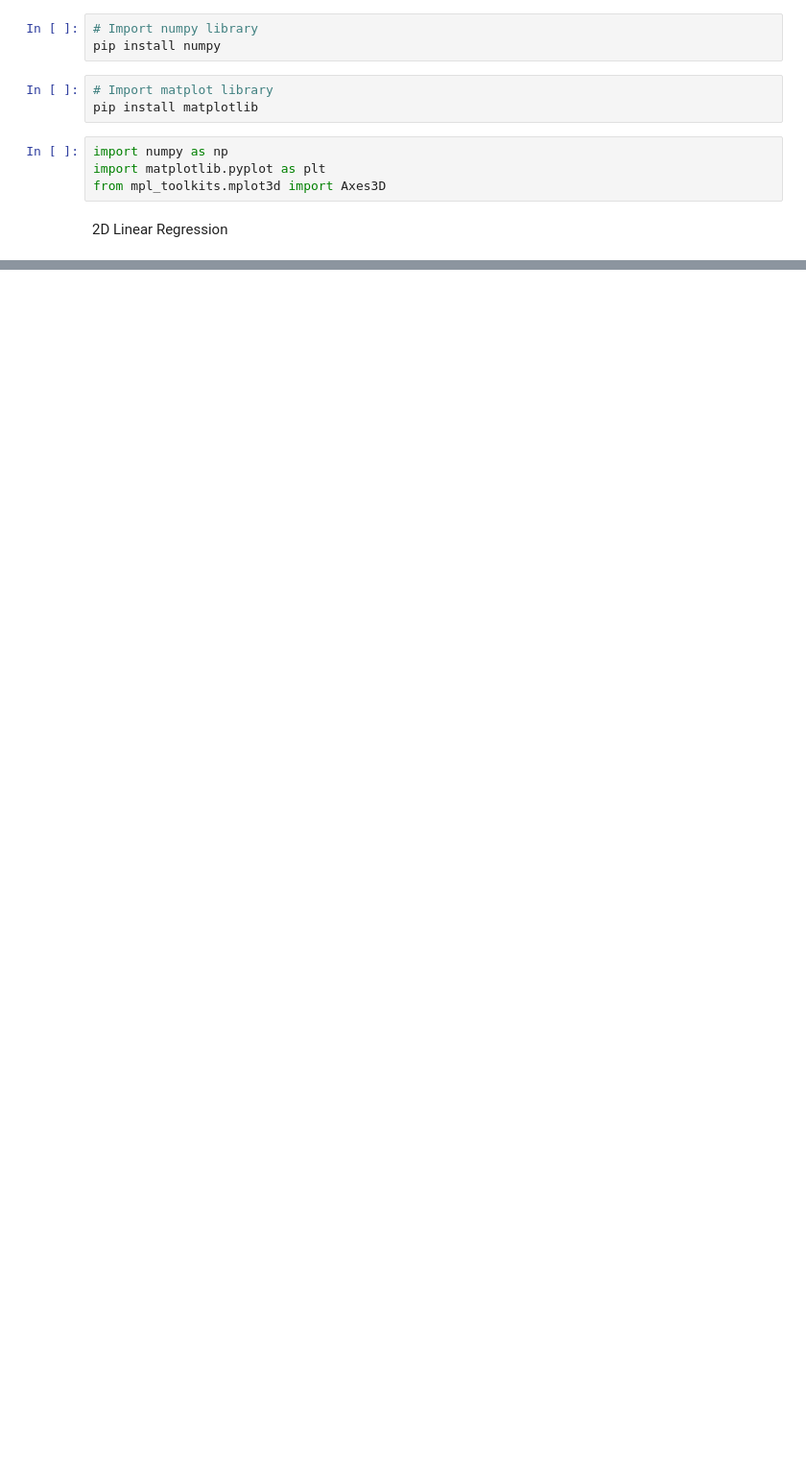
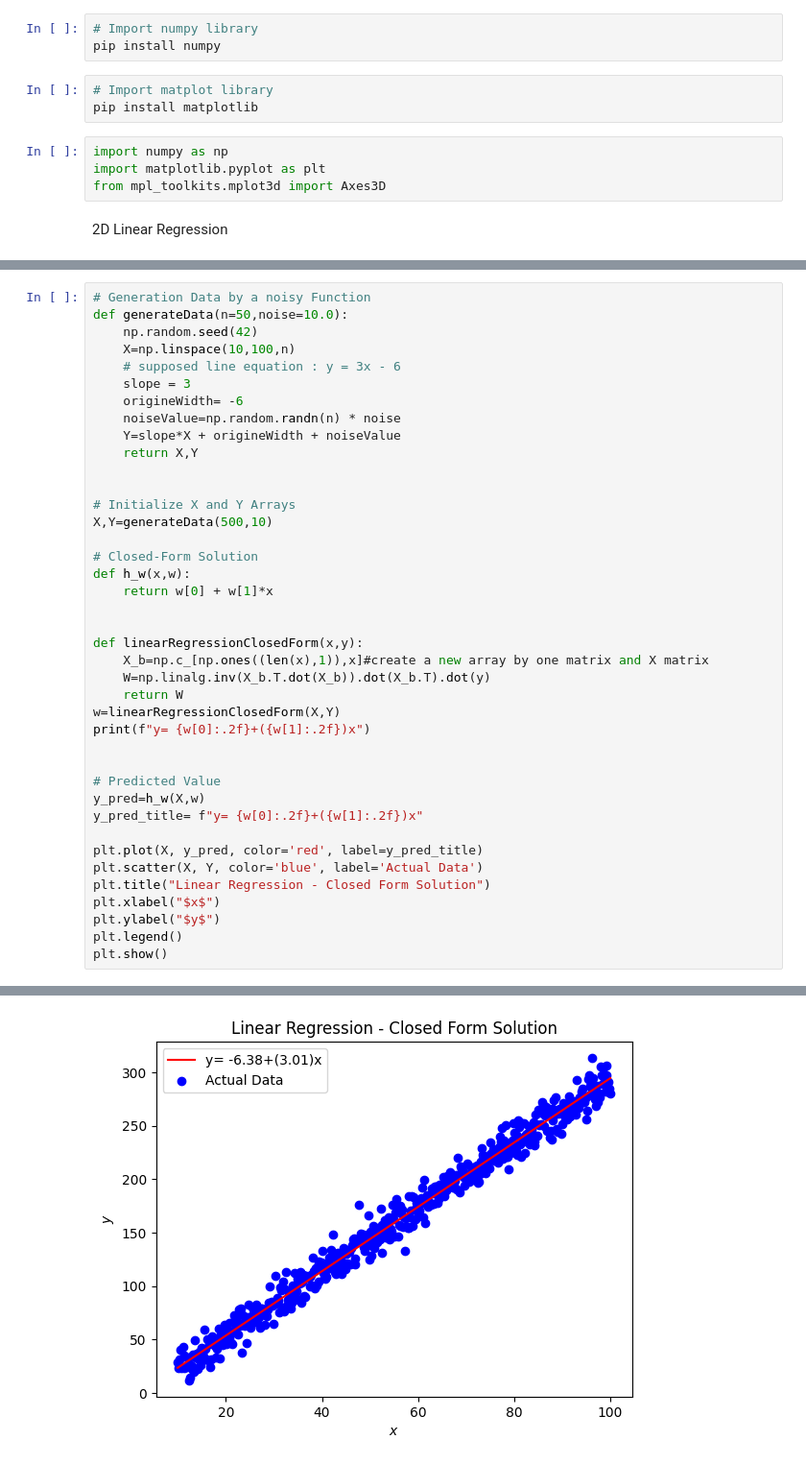
Before and after one commit to Engineer-Mohammad-Torabi/Machine-Learning-Linear-Regression, a Jupyter notebook: jupyter.ipynb, the cells around one changed output, grey strips where cells are left out. Shown at 96% size. Drawn from its saved outputs; the diff is of its cells as text; blank space fills up the shorter version.

```diff
--- a/jupyter.ipynb
+++ b/jupyter.ipynb
@@ -58,0 +61,41 @@ y=5.07x+(-16.97)
+# %%
+# Generation Data by a noisy Function
+def generateData(n=50,noise=10.0):
+    np.random.seed(42)
+    X=np.linspace(10,100,n)
+    # supposed line equation : y = 3x - 6
+    slope = 3
+    origineWidth= -6
+    noiseValue=np.random.randn(n) * noise
+    Y=slope*X + origineWidth + noiseValue
+    return X,Y
+
+
+# Initialize X and Y Arrays
+X,Y=generateData(500,10)
+
+# Closed-Form Solution
+def h_w(x,w):
+    return w[0] + w[1]*x
+
+
+def linearRegressionClosedForm(x,y):
+    X_b=np.c_[np.ones((len(x),1)),x]#create a new array by one matrix and X matrix
+    W=np.linalg.inv(X_b.T.dot(X_b)).dot(X_b.T).dot(y)
+    return W
+w=linearRegressionClosedForm(X,Y)
+print(f"y= {w[0]:.2f}+({w[1]:.2f})x")
+
+
+# Predicted Value
+y_pred=h_w(X,w)
+y_pred_title= f"y= {w[0]:.2f}+({w[1]:.2f})x"
+
+plt.plot(X, y_pred, color='red', label=y_pred_title)
+plt.scatter(X, Y, color='blue', label='Actual Data')
+plt.title("Linear Regression - Closed Form Solution")
+plt.xlabel("$x$")
+plt.ylabel("$y$")
+plt.legend()
+plt.show()
+# %% [output]
@@ -58,0 +103 @@ y=5.07x+(-16.97)
+[figure, added]
```
Also changed, not shown: parts of 3 cells of this notebook.
